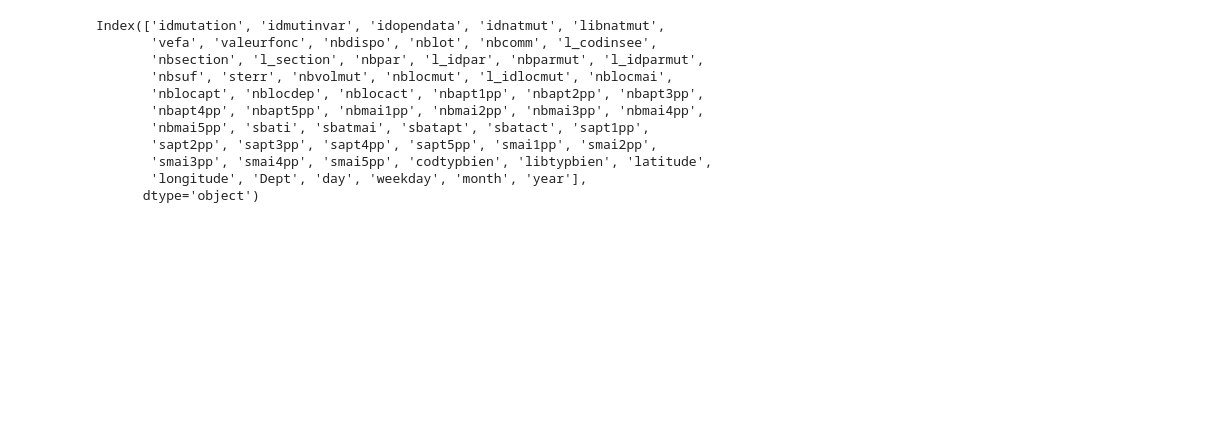
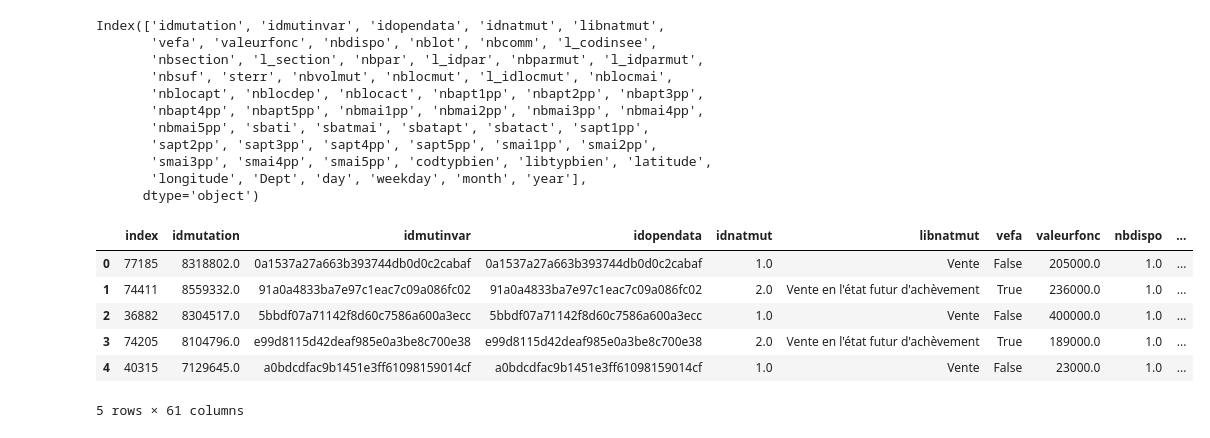
Before and after one commit to Juliette-De/the-right-price, a Jupyter notebook: Untitled.ipynb, the cells around one changed output. Drawn from its saved outputs; the diff is of its cells as text; code cells hidden in the pictures; blank space fills up the shorter version.

```diff
--- a/Untitled.ipynb
+++ b/Untitled.ipynb
@@ -282,3 +293,13 @@ Index(['idmutation', 'idmutinvar', 'idopendata', 'idnatmut', 'libnatmut',
        'smai3pp', 'smai4pp', 'smai5pp', 'codtypbien', 'libtypbien', 'latitude',
        'longitude', 'Dept', 'day', 'weekday', 'month', 'year'],
       dtype='object')
+# %%
+IDF_sample.head()
+# %% [output]
+|  | index | idmutation | idmutinvar | idopendata | idnatmut | libnatmut | vefa | valeurfonc | nbdispo | ... |
+| 0 | 77185 | 8318802.0 | 0a1537a27a663b393744db0d0c2cabaf | 0a1537a27a663b393744db0d0c2cabaf | 1.0 | Vente | False | 205000.0 | 1.0 | ... |
+| 1 | 74411 | 8559332.0 | 91a0a4833ba7e97c1eac7c09a086fc02 | 91a0a4833ba7e97c1eac7c09a086fc02 | 2.0 | Vente en l'état futur d'achèvement | True | 236000.0 | 1.0 | ... |
+| 2 | 36882 | 8304517.0 | 5bbdf07a71142f8d60c7586a600a3ecc | 5bbdf07a71142f8d60c7586a600a3ecc | 1.0 | Vente | False | 400000.0 | 1.0 | ... |
+| 3 | 74205 | 8104796.0 | e99d8115d42deaf985e0a3be8c700e38 | e99d8115d42deaf985e0a3be8c700e38 | 2.0 | Vente en l'état futur d'achèvement | True | 189000.0 | 1.0 | ... |
+| 4 | 40315 | 7129645.0 | a0bdcdfac9b1451e3ff61098159014cf | a0bdcdfac9b1451e3ff61098159014cf | 1.0 | Vente | False | 23000.0 | 1.0 | ... |
+5 rows × 61 columns
```
Also changed, not shown: parts of 17 cells of this notebook, 3 other files.
